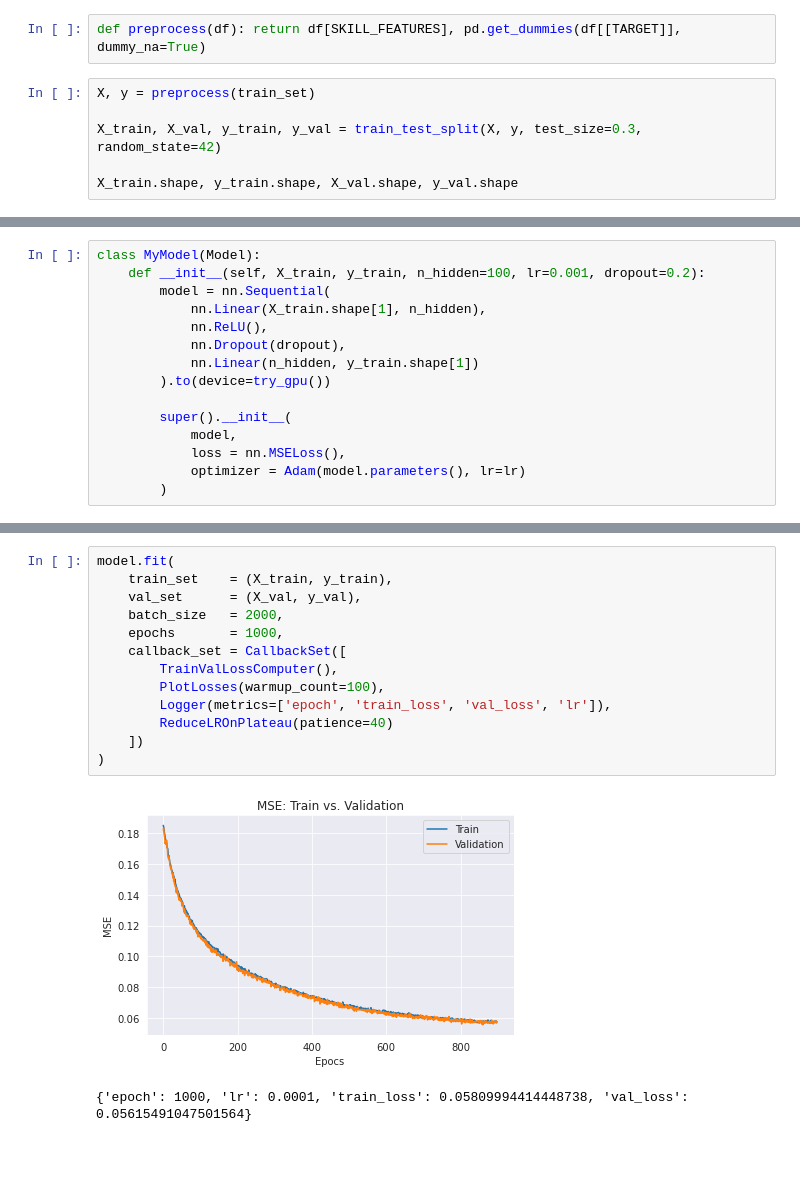
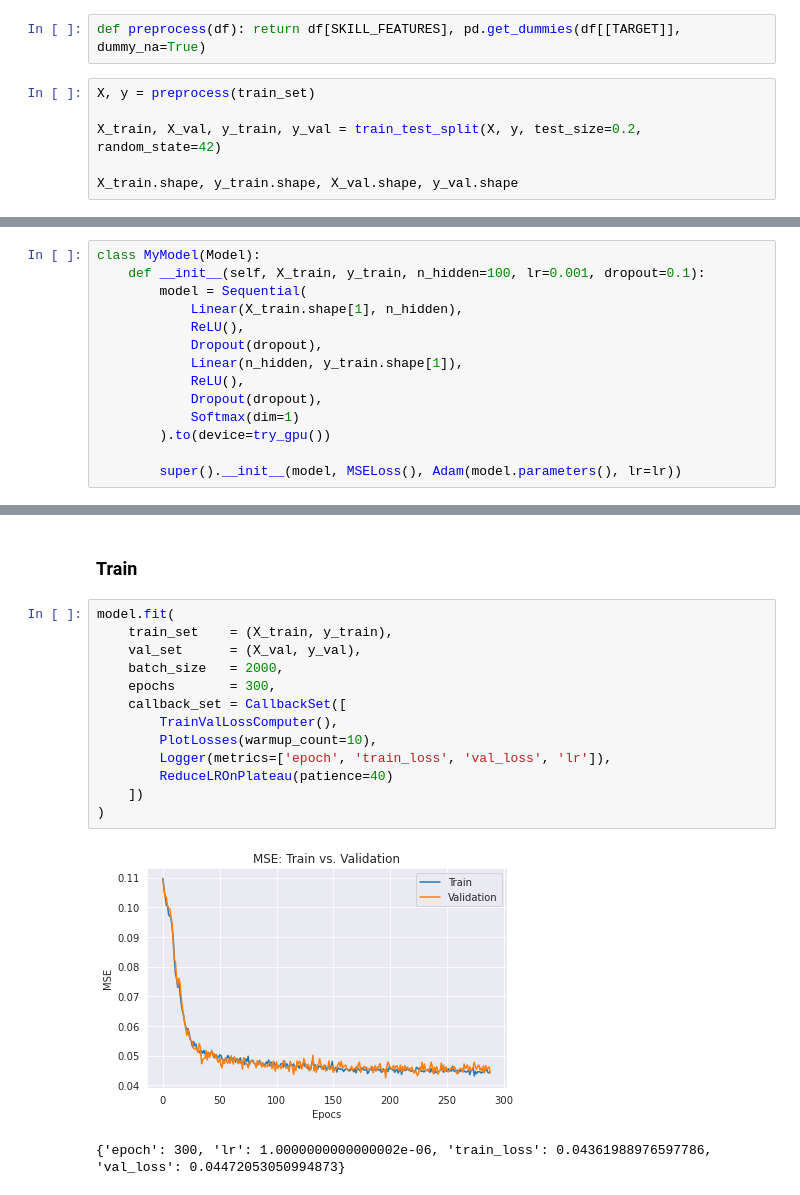
Before and after one commit to adrianmarino/datitos, a Jupyter notebook: tp2/tp2.ipynb, the cells around one changed output, grey strips where cells are left out. Cells and saved outputs as stored; diff of their text form; blank space fills up the shorter version.

```diff
--- a/tp2/tp2.ipynb
+++ b/tp2/tp2.ipynb
@@ -73,7 +44,7 @@ def preprocess(df): return df[SKILL_FEATURES], pd.get_dummies(df[[TARGET]], dumm
 # %%
 X, y = preprocess(train_set)
 
-X_train, X_val, y_train, y_val = train_test_split(X, y, test_size=0.3, random_state=42)
+X_train, X_val, y_train, y_val = train_test_split(X, y, test_size=0.2, random_state=42)
 
 X_train.shape, y_train.shape, X_val.shape, y_val.shape
 # %% [output]
@@ -81,18 +52,17 @@ X_train.shape, y_train.shape, X_val.shape, y_val.shape
 # %%
 class MyModel(Model):
-    def __init__(self, X_train, y_train, n_hidden=100, lr=0.001, dropout=0.2):
-        model = nn.Sequential(
-            nn.Linear(X_train.shape[1], n_hidden),
-            nn.ReLU(),
-            nn.Dropout(dropout),
-            nn.Linear(n_hidden, y_train.shape[1])
+    def __init__(self, X_train, y_train, n_hidden=100, lr=0.001, dropout=0.1):
+        model = Sequential(
+            Linear(X_train.shape[1], n_hidden),
+            ReLU(),
+            Dropout(dropout),
+            Linear(n_hidden, y_train.shape[1]),
+            ReLU(),
+            Dropout(dropout),
+            Softmax(dim=1)
         ).to(device=try_gpu())
 
-        super().__init__(
-            model,
-            loss = nn.MSELoss(),
-            optimizer = Adam(model.parameters(), lr=lr)
-        )
+        super().__init__(model, MSELoss(), Adam(model.parameters(), lr=lr))
 # %%
 model = MyModel(X_train, y_train).info()
 # %% [output]
@@ -105,19 +78,21 @@ Model:
 )
 Params:
  [('0.weight', torch.Size([100, 32])), ('0.bias', torch.Size([100])), ('3.weight', torch.Size([5, 100])), ('3.bias', torch.Size([5]))]
+# %% [markdown]
+### Train
 # %%
 model.fit(
     train_set    = (X_train, y_train),
     val_set      = (X_val, y_val),
     batch_size   = 2000,
-    epochs       = 1000,
+    epochs       = 300,
     callback_set = CallbackSet([
         TrainValLossComputer(),
-        PlotLosses(warmup_count=100),
+        PlotLosses(warmup_count=10),
         Logger(metrics=['epoch', 'train_loss', 'val_loss', 'lr']),
         ReduceLROnPlateau(patience=40)
     ])
 )
 # %% [output]
-[figure, old version]
+[figure, new version]
-{'epoch': 1000, 'lr': 0.0001, 'train_loss': 0.05809994414448738, 'val_loss': 0.05615491047501564}
+{'epoch': 300, 'lr': 1.0000000000000002e-06, 'train_loss': 0.04361988976597786, 'val_loss': 0.04472053050994873}
```
Also changed, not shown: parts of 9 cells of this notebook, 4 other files.
